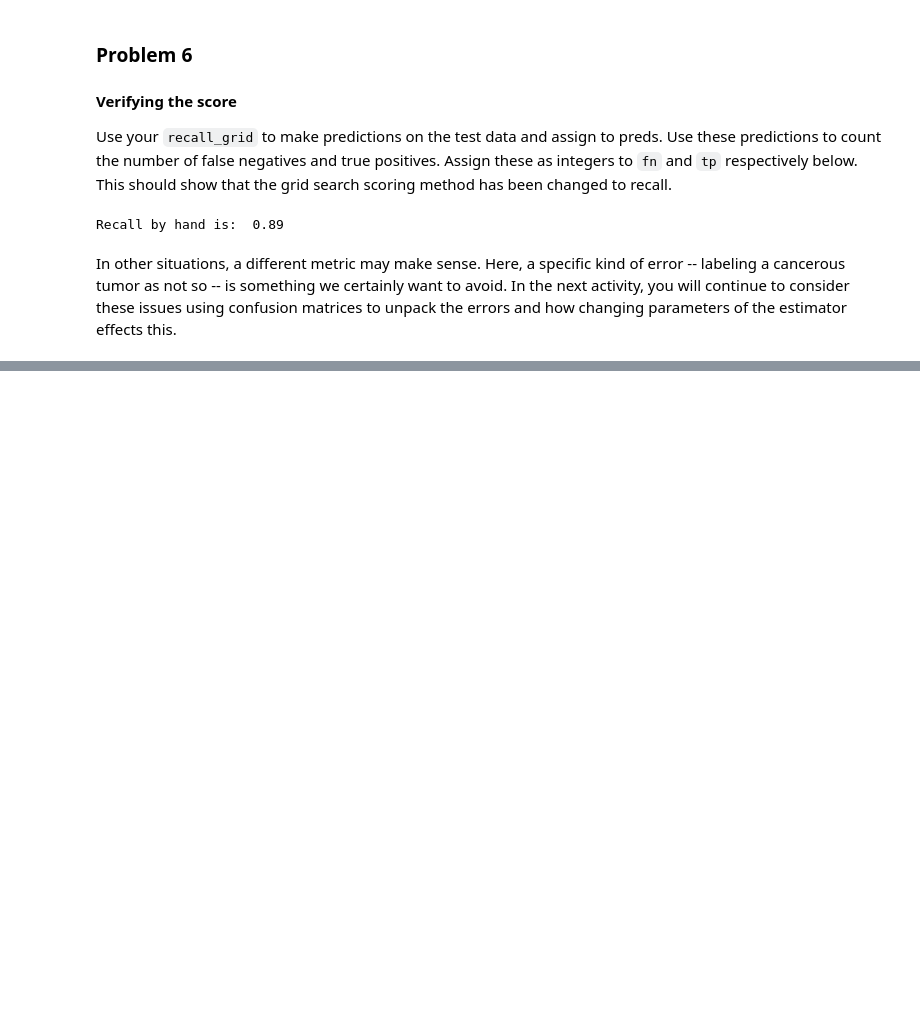
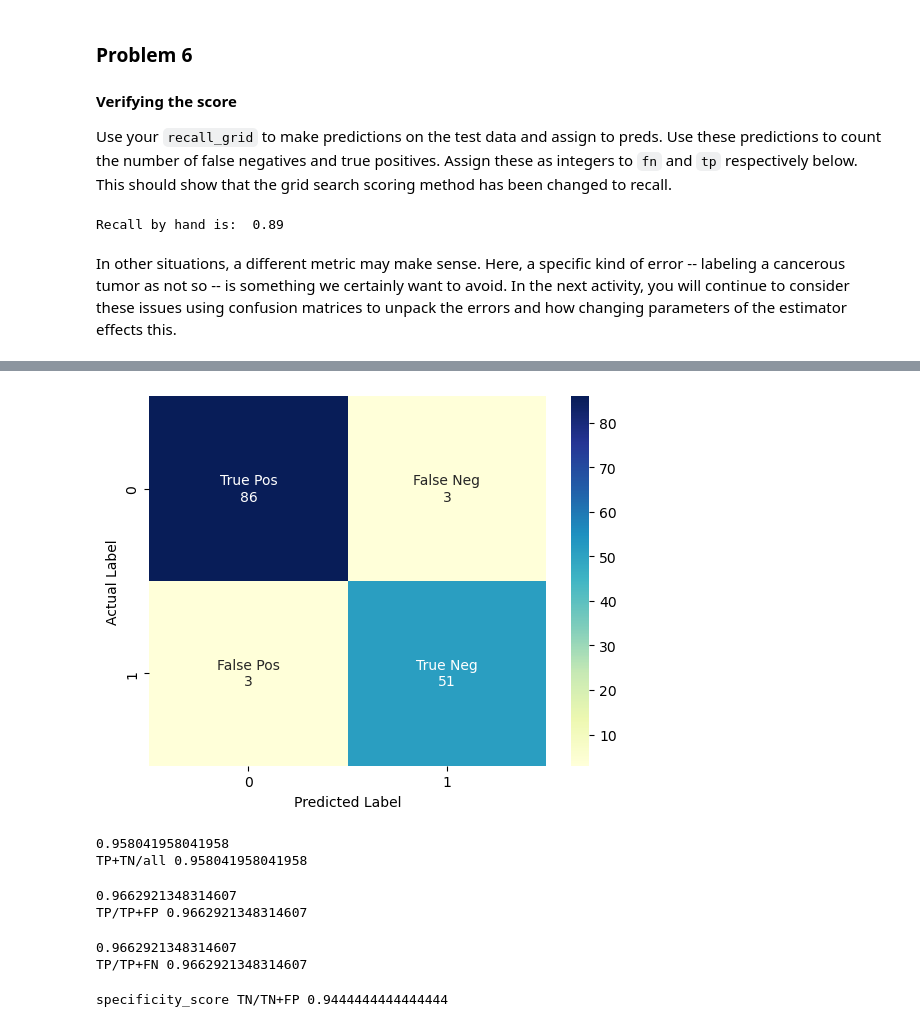
Before and after one commit to lis497/UCBerkeley-Haas-ML, a Jupyter notebook: M12/M12_2_Accuracy_Precision_Recall.ipynb, the cells around one changed output, grey strips where cells are left out. Saved outputs shown, nothing was run; the diff lists cells and outputs as text; code cells hidden in the pictures; blank space fills up the shorter version.

```diff
--- a/M12/M12_2_Accuracy_Precision_Recall.ipynb
+++ b/M12/M12_2_Accuracy_Precision_Recall.ipynb
@@ -194,0 +363,32 @@ In other situations, a different metric may make sense.  Here, a specific kind o
+# %%
+labels = np.array(labels).reshape(2,2)
+ax = sns.heatmap(cancer_confusion_mat,cmap="YlGnBu", annot=labels, fmt="")
+ax.set_xlabel("Predicted Label")
+ax.set_ylabel("Actual Label")
+#ax.set_xticklabels([1,0])
+#ax.set_yticklabels([1,0])
+plt.show()
+# %% [output]
+[figure, added]
+# %%
+print(accuracy_score(cancer_y_test, cancer_preds))
+print("TP+TN/all", (86+51)/ (86+51+3+3))
+# %% [output]
+0.958041958041958
+TP+TN/all 0.958041958041958
+# %%
+print(precision_score(cancer_y_test, cancer_preds))
+print("TP/TP+FP", (86)/ (86+3))
+# %% [output]
+0.9662921348314607
+TP/TP+FP 0.9662921348314607
+# %%
+print(recall_score(cancer_y_test, cancer_preds))
+print("TP/TP+FN", 86/(86+3))
+# %% [output]
+0.9662921348314607
+TP/TP+FN 0.9662921348314607
+# %%
+print("specificity_score TN/TN+FP", 51/(51+3))
+# %% [output]
+specificity_score TN/TN+FP 0.9444444444444444
```
Also changed, not shown: parts of 41 cells of this notebook.
